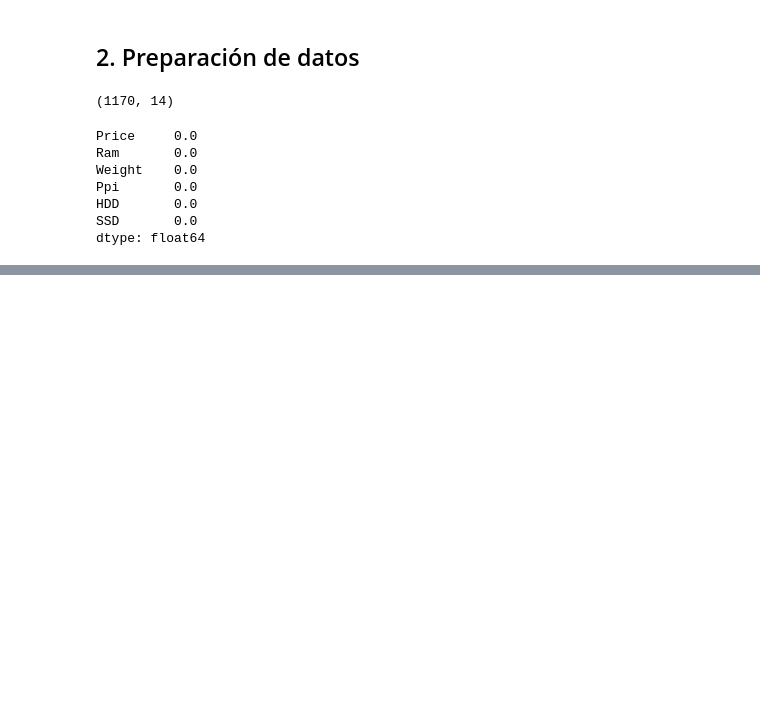
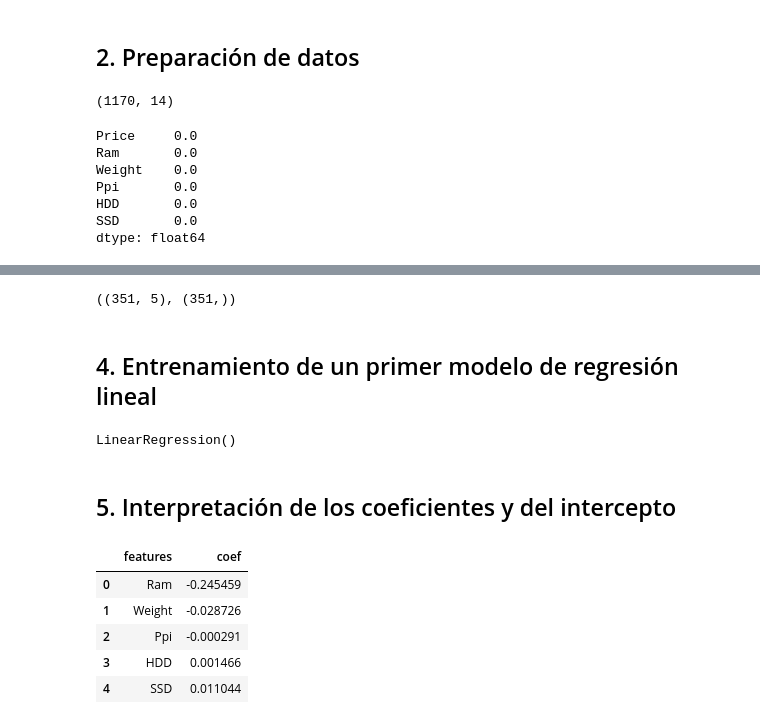
Before and after one commit to montejs3/Bi, a Jupyter notebook: LabBi/Lab2-Regresion/lab2.ipynb, the cells around one changed output, grey strips where cells are left out. Cells and saved outputs as stored; diff of their text form; code cells hidden in the pictures; blank space fills up the shorter version.

```diff
--- a/LabBi/Lab2-Regresion/lab2.ipynb
+++ b/LabBi/Lab2-Regresion/lab2.ipynb
@@ -117,0 +138,6 @@ dtype: float64
+# %%
+X_test.shape, y_test.shape
+# %% [output]
+((351, 5), (351,))
+# %% [markdown]
+## 4. Entrenamiento de un primer modelo de regresión lineal
@@ -117,0 +146,15 @@ dtype: float64
+# %%
+regression.fit(X_train, y_train)
+# %% [output]
+LinearRegression()
+# %% [markdown]
+## 5. Interpretación de los coeficientes y del intercepto
+# %%
+pd.DataFrame({'features': features, 'coef': regression.coef_})
+# %% [output]
+|  | features | coef |
+| 0 | Ram | -0.245459 |
+| 1 | Weight | -0.028726 |
+| 2 | Ppi | -0.000291 |
+| 3 | HDD | 0.001466 |
+| 4 | SSD | 0.011044 |
```
Also changed, not shown: parts of 20 cells of this notebook.
